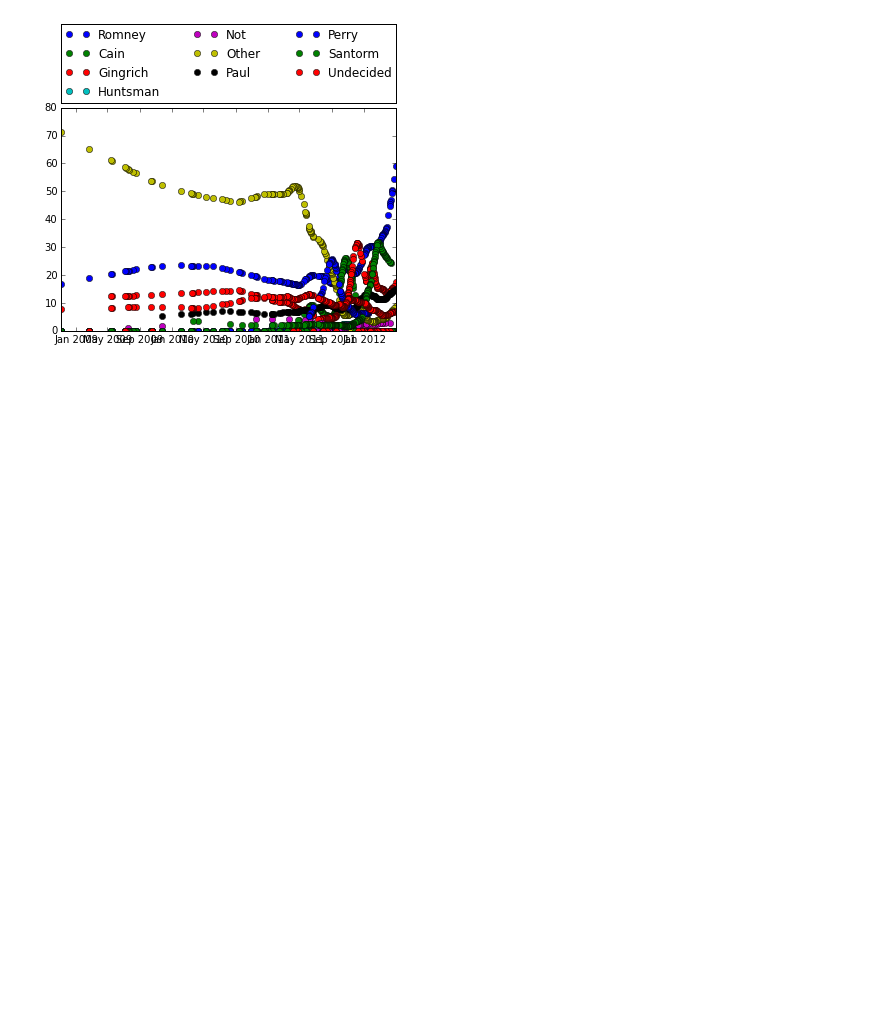
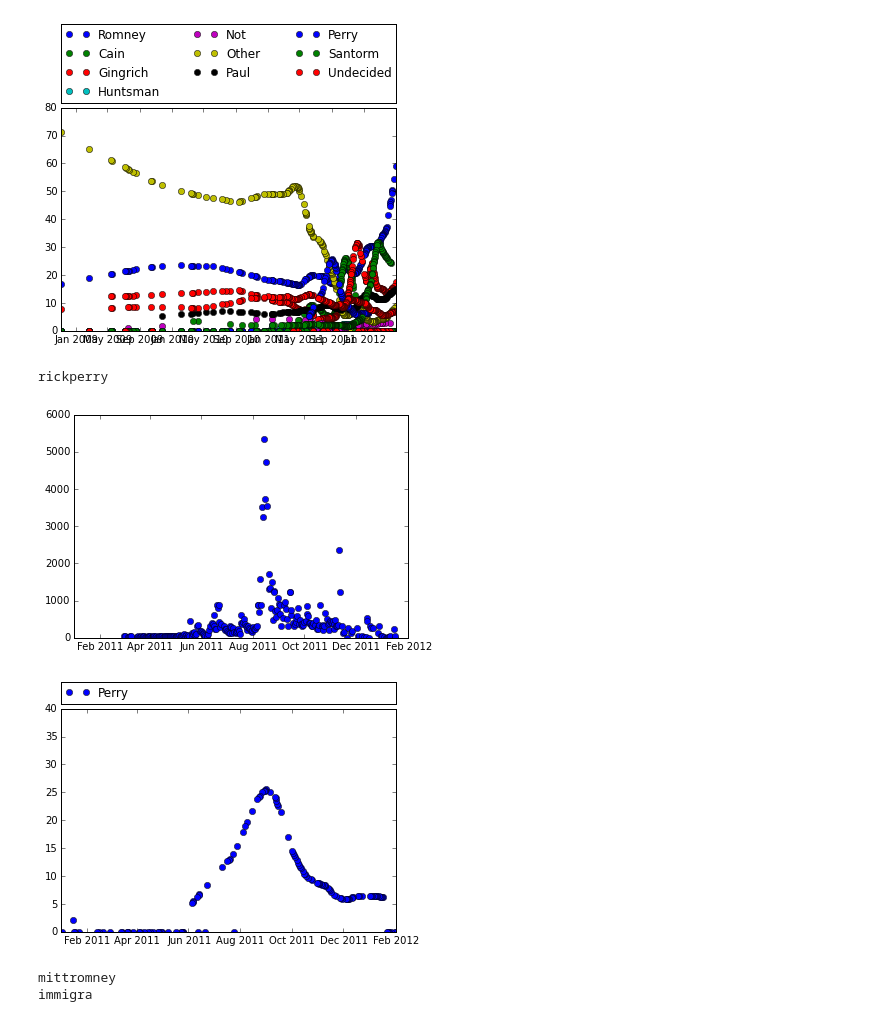
Before and after one commit to abramgeest/wikipolitics, a Jupyter notebook: getting_huff_post_charts.ipynb, the cells around one changed output. Cells and saved outputs as stored; diff of their text form; code cells hidden in the pictures; blank space fills up the shorter version.

```diff
--- a/getting_huff_post_charts.ipynb
+++ b/getting_huff_post_charts.ipynb
@@ -11,6 +20,10 @@ from copy import deepcopy
 # %%
-str="2009-07-06"
 def datefromstr(str):
     return datetime.datetime(int(str[0:4]), int(str[5:7]),int(str[8:]))
 
-datefromstr(str)
+def date_parse(str):
+    year =int(str[:4])
+    month=int(str[4:6])
+    day=int(str[6:8])
+    hour=int(str[8:])
+    return datetime.datetime(year,month,day,hour)
@@ -59,3 +55,0 @@ gopprim2012.keys()
-# %%
-s=set([]).add("Romney")
-print s
@@ -84,7 +66,7 @@ for date in gopprim2012['estimates_by_date']:
 
 cands=set(cand)
 # %%
-rowinit={'date':"2011",'Perry':0,'Huntsman':0,'Santorum':0,'Romney':0,'Other':0,'Undecided':0,'Cain':0,'Paul':0,'Not Voting':0,'Gingrich':0}
+rowinit={'date':"2011",'Bachmann':0,'Perry':0,'Huntsman':0,'Santorum':0,'Roemer':0,'Romney':0,'Other':0,'Undecided':0,'Cain':0,'Paul':0,'Not Voting':0,'Karger':0,'Gingrich':0}
 data=[]
 
 for date in gopprim2012['estimates_by_date']:
@@ -123,5 +98,6 @@ plt.plot_date(df[['date']].values,df[['Santorum']].values,label="Santorm")
 plt.plot_date(df[['date']].values,df[['Undecided']].values,label="Undecided")
 plt.legend(bbox_to_anchor=(0., 1.02, 1., .102), loc=3,  ncol=3, mode="expand", borderaxespad=0.)
 plt.show()
+dfhuff=df
 # %% [output]
 [figure]
@@ -127,0 +136,25 @@ plt.show()
+# %%
+i=7
+xmin=datetime.datetime(2011,1,1)
+xmax=datetime.datetime(2012,2,1)
+ymin=0;ymax=40;
+%matplotlib inline
+ilabel=topics[i][2].rsplit()[1]
+top=topics[i][1]#topic to consider for now
+print top
+data[top]['date']=map(lambda x:date_parse(x),data[top]['vd'] )
+#df[1][['tl','vd','vc']]
+plt.plot_date(data[top][['date']].values,data[top][['vc']].values)
+plt.xlim([xmin,xmax])
+plt.show()
+
+a=plt.plot_date(dfhuff[['date']].values,dfhuff[[ilabel]].values,label=ilabel)
+plt.legend(bbox_to_anchor=(0., 1.02, 1., .102), loc=3,  ncol=3, mode="expand", borderaxespad=0.)
+
+plt.xlim([xmin,xmax])
+plt.ylim([ymin,ymax])
+plt.show()
+# %% [output]
+rickperry
+[figure, added]
+[figure, added]
@@ -127,0 +165,13 @@ plt.show()
+# %%
+#for top in topics:
+top=topics[1]
+print top[1]
+print 'immigra'
+topicdata[top[1]]['date']=map(lambda x:date_parse(x),data[top[1]]['vd'] )
+
+
+#for each in topicdata:
+#    print each
+# %% [output]
+mittromney
+immigra
```
Also changed, not shown: parts of 12 cells of this notebook, 1 other file.
